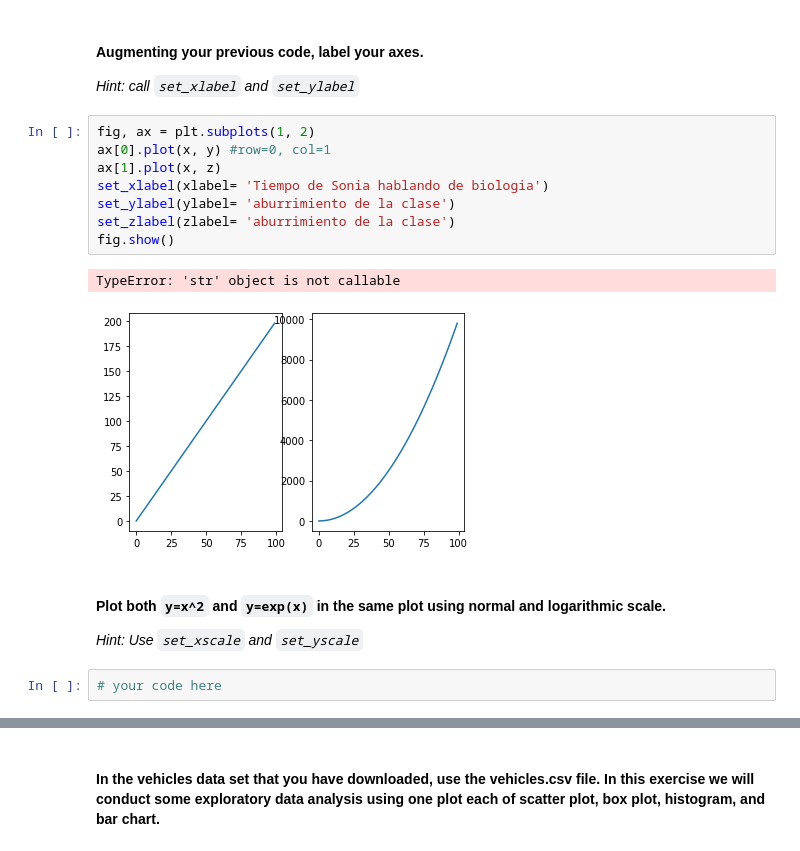
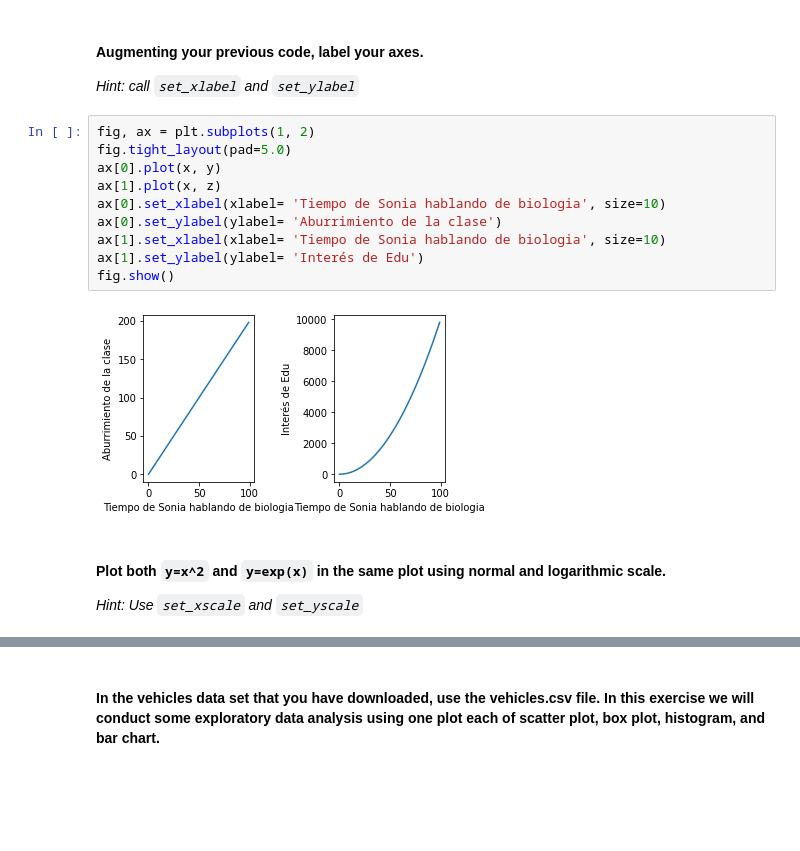
Before and after one commit to Ironhack-Data-Madrid-Abril-2021/lab_matplotlib_seaborn, a Jupyter notebook: your-code/challenge-1.ipynb, the cells around one changed output, grey strips where cells are left out. Drawn from its saved outputs; the diff is of its cells as text; blank space fills up the shorter version.

```diff
--- a/your-code/challenge-1.ipynb
+++ b/your-code/challenge-1.ipynb
@@ -71,18 +77,17 @@ fig.show()
 *Hint: call `set_xlabel` and `set_ylabel`*
 # %%
 fig, ax = plt.subplots(1, 2)
-ax[0].plot(x, y) #row=0, col=1
+fig.tight_layout(pad=5.0)
+ax[0].plot(x, y)
 ax[1].plot(x, z)
-set_xlabel(xlabel= 'Tiempo de Sonia hablando de biologia')
-set_ylabel(ylabel= 'aburrimiento de la clase')
-set_zlabel(zlabel= 'aburrimiento de la clase')
+ax[0].set_xlabel(xlabel= 'Tiempo de Sonia hablando de biologia', size=10)
+ax[0].set_ylabel(ylabel= 'Aburrimiento de la clase')
+ax[1].set_xlabel(xlabel= 'Tiempo de Sonia hablando de biologia', size=10)
+ax[1].set_ylabel(ylabel= 'Interés de Edu')
 fig.show()
 # %% [output]
-TypeError: 'str' object is not callable
-[figure, old version]
+[figure, new version]
 # %% [markdown]
 #### Plot both `y=x^2` and `y=exp(x)` in the same plot using normal and logarithmic scale.
 
 *Hint: Use `set_xscale` and `set_yscale`*
-# %%
-# your code here
```
Also changed, not shown: parts of 15 cells of this notebook, 2 other files.
